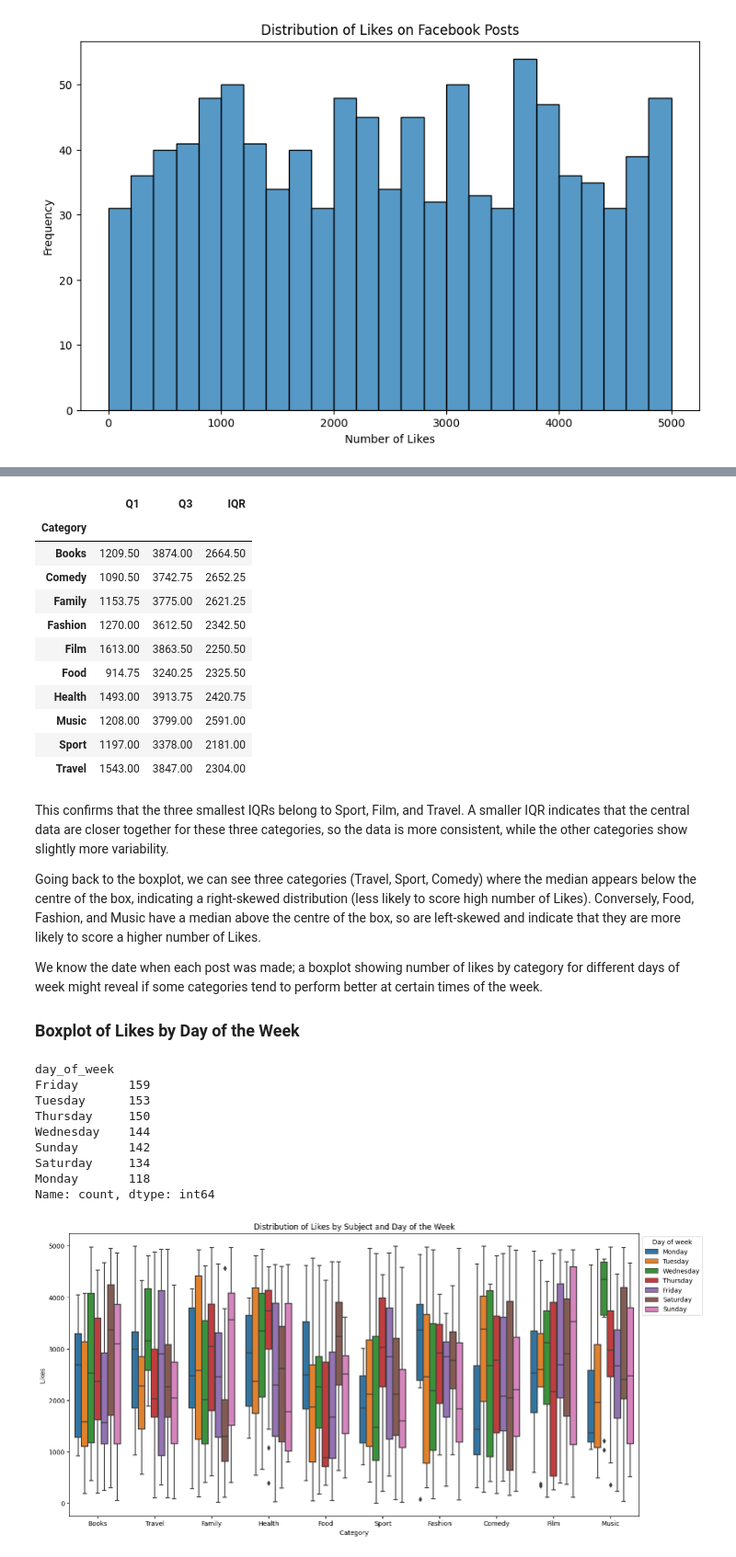
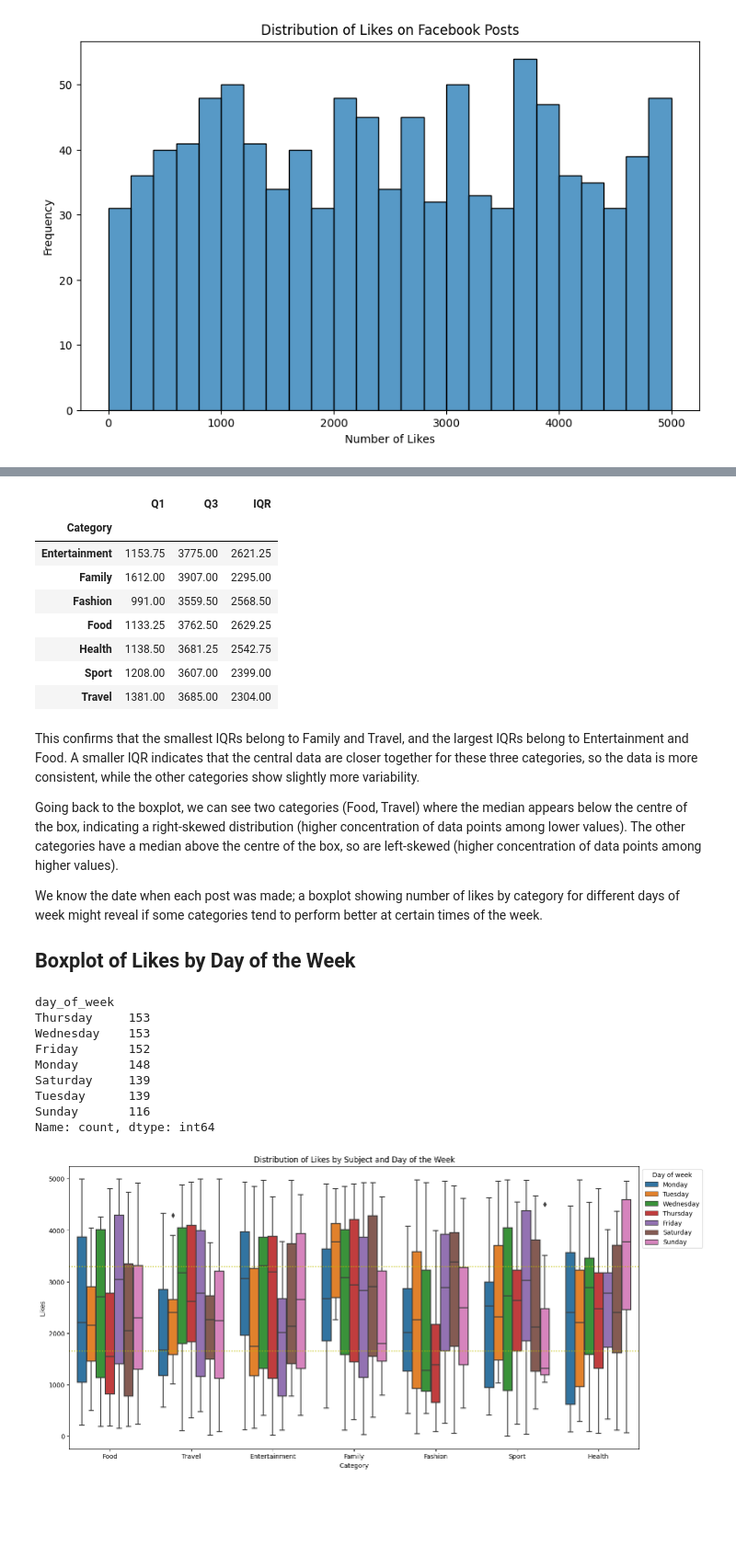
Before and after one commit to hakonem/SoMe-analysis, a Jupyter notebook: clean-and-analyse-some-data.ipynb, the cells around one changed output, grey strips where cells are left out. Shown at 92% size. Saved outputs shown, nothing was run; the diff lists cells and outputs as text; code cells hidden in the pictures; blank space fills up the shorter version.

Commit message:
Kaggle Notebook | Clean and analyse SoME data  | Version 5

```diff
--- a/clean-and-analyse-some-data.ipynb
+++ b/clean-and-analyse-some-data.ipynb
@@ -25,13 +25,13 @@ The dataset will contain 1000 rows, each of which will be assigned a random date
 # %%
 # Here I define a list of categories
 
-categories = ['Travel', 'Sport', 'Music', 'Family', 'Health', 'Film', 'Fashion', 'Food', 'Books', 'Comedy']
+categories = ['Travel', 'Sport', 'Entertainment', 'Family', 'Health', 'Fashion', 'Food']
 # %%
 # Create data dictionary and populate with random data.
 
 # Define the start and end dates
 start_date = pd.to_datetime('2023-01-01')
-end_date = pd.to_datetime('2024-01-01')
+end_date = pd.to_datetime('2023-12-31')
 
 # Set the random seed for reproducibility
 rng = np.random.default_rng(seed=42)
@@ -132,6 +129,5 @@ I will convert the Date column to datetime format to enable plotting.
 # %%
 df['Date'] = pd.to_datetime(df['Date'])
-df['Date'] = df['Date'].dt.normalize()
 df.dtypes
 # %% [output]
 Date        datetime64[ns]
@@ -158,8 +154,8 @@ The histogram shows that the grouping of 3600-3800 likes has the highest frequen
 # %%
 # Calculate percentiles for thresholds
-poor_threshold = np.percentile(df['Likes'], 33)
-excellent_threshold = np.percentile(df['Likes'], 66)
+low_threshold = np.percentile(df['Likes'], 33)
+high_threshold = np.percentile(df['Likes'], 66)
 
-print(f'Poor threshold: {poor_threshold}')
-print(f'Excellent threshold: {excellent_threshold}')
+print(f'Low threshold: {low_threshold}')
+print(f'High threshold: {high_threshold}')
 # %% [output]
@@ -229,24 +223,21 @@ iqr_df
 # %% [output]
 |  | Q1 | Q3 | IQR |
 | Category |  |  |  |
-| Books | 1209.50 | 3874.00 | 2664.50 |
-| Comedy | 1090.50 | 3742.75 | 2652.25 |
-| Family | 1153.75 | 3775.00 | 2621.25 |
-| Fashion | 1270.00 | 3612.50 | 2342.50 |
-| Film | 1613.00 | 3863.50 | 2250.50 |
-| Food | 914.75 | 3240.25 | 2325.50 |
-| Health | 1493.00 | 3913.75 | 2420.75 |
-| Music | 1208.00 | 3799.00 | 2591.00 |
-| Sport | 1197.00 | 3378.00 | 2181.00 |
-| Travel | 1543.00 | 3847.00 | 2304.00 |
+| Entertainment | 1153.75 | 3775.00 | 2621.25 |
+| Family | 1612.00 | 3907.00 | 2295.00 |
+| Fashion | 991.00 | 3559.50 | 2568.50 |
+| Food | 1133.25 | 3762.50 | 2629.25 |
+| Health | 1138.50 | 3681.25 | 2542.75 |
+| Sport | 1208.00 | 3607.00 | 2399.00 |
+| Travel | 1381.00 | 3685.00 | 2304.00 |
 # %% [markdown]
-This confirms that the three smallest IQRs belong to Sport, Film, and Travel. A smaller IQR indicates that the central data are closer together for these three categories, so the data is more consistent, while the other categories show slightly more variability.
+This confirms that the smallest IQRs belong to Family and Travel, and the largest IQRs belong to Entertainment and Food. A smaller IQR indicates that the central data are closer together for these three categories, so the data is more consistent, while the other categories show slightly more variability.
 
-Going back to the boxplot, we can see three categories (Travel, Sport, Comedy) where the median appears below the centre of the box, indicating a right-skewed distribution (less likely to score high number of Likes). Conversely, Food, Fashion, and Music have a median above the centre of the box, so are left-skewed and indicate that they are more likely to score a higher number of Likes.
+Going back to the boxplot, we can see two categories (Food, Travel) where the median appears below the centre of the box, indicating a right-skewed distribution (higher concentration of data points among lower values). The other categories have a median above the centre of the box, so are left-skewed (higher concentration of data points among higher values).
 
 We know the date when each post was made; a boxplot showing number of likes by category for different days of week might reveal if some categories tend to perform better at certain times of the week.
 
-### Boxplot of Likes by Day of the Week
+## Boxplot of Likes by Day of the Week
 # %%
 # Extract the day of the week from Date and show value counts
 
@@ -254,26 +245,30 @@ df['day_of_week'] = df['Date'].dt.day_name()
 print(df['day_of_week'].value_counts())
 # %% [output]
 day_of_week
-Friday       159
-Tuesday      153
-Thursday     150
-Wednesday    144
-Sunday       142
-Saturday     134
-Monday       118
+Thursday     153
+Wednesday    153
+Friday       152
+Monday       148
+Saturday     139
+Tuesday      139
+Sunday       116
 Name: count, dtype: int64
 # %%
 # Define the order of days
 days_order = ['Monday', 'Tuesday', 'Wednesday', 'Thursday', 'Friday', 'Saturday', 'Sunday']
 
 # Convert 'day_of_week' to categorical with the specified order
 df['day_of_week'] = pd.Categorical(df['day_of_week'], categories=days_order, ordered=True)
 
 # Boxplot for each subject with different boxes for each day of the week
 plt.figure(figsize=(16, 8))
 sns.boxplot(x='Category', y='Likes', hue='day_of_week', data=df)
 plt.title('Distribution of Likes by Subject and Day of the Week')
 plt.legend(title='Day of week', bbox_to_anchor=(1, 1))
+
+plt.axhline(y=low_threshold, color='y', linestyle=':')
+plt.axhline(y=high_threshold, color='y', linestyle=':')
+
 plt.show()
 # %% [output]
-[figure, old version]
+[figure, new version]
```
Also changed, not shown: parts of 20 cells of this notebook.
